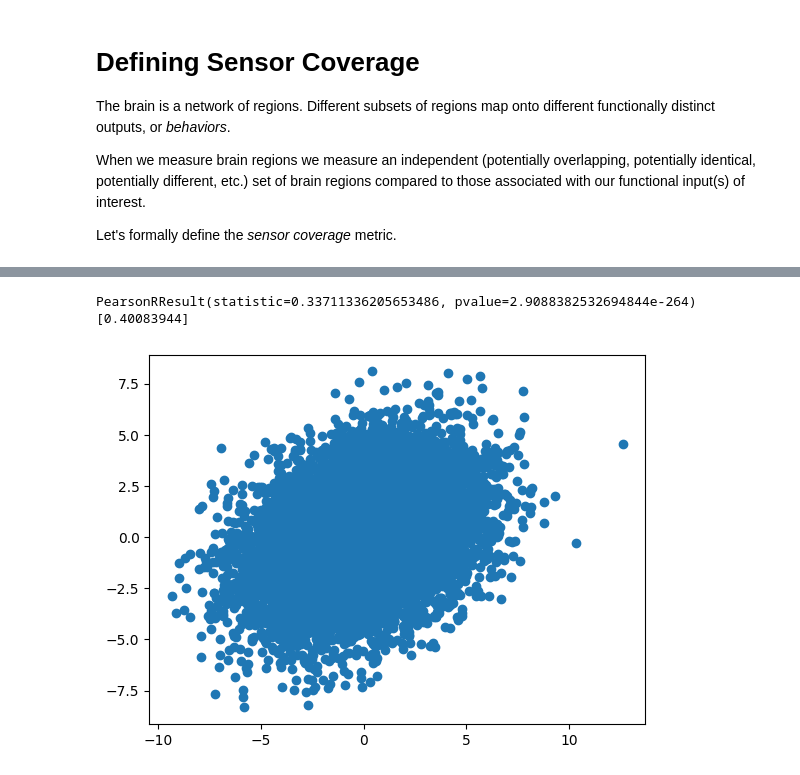
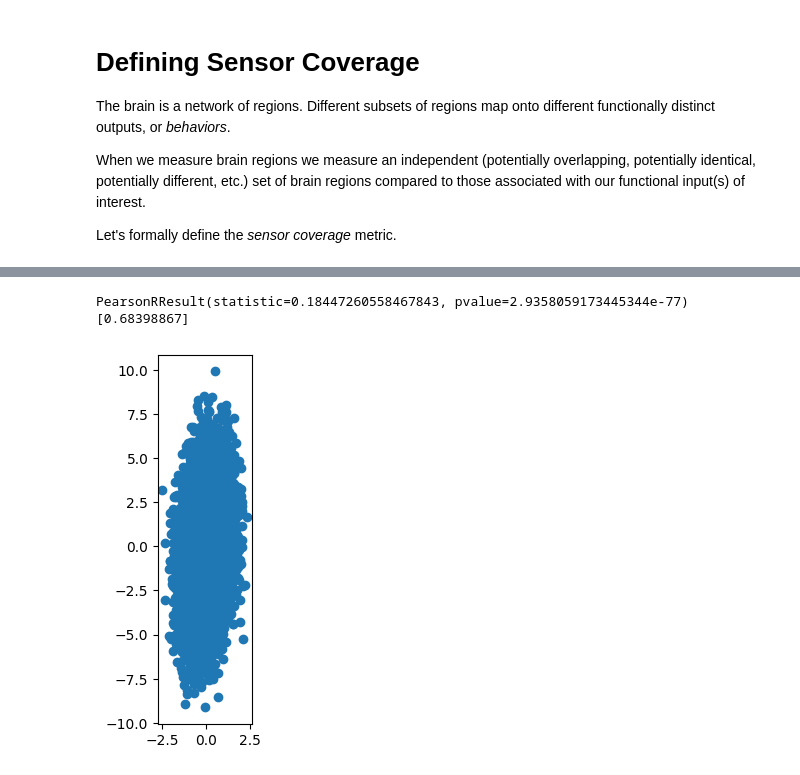
Before and after one commit to virati/DBS_Readouts, a Jupyter notebook: notebooks/A1_coverage.ipynb, the cells around one changed output, grey strips where cells are left out. Drawn from its saved outputs; the diff is of its cells as text; code cells hidden in the pictures.

```diff
--- a/notebooks/A1_coverage.ipynb
+++ b/notebooks/A1_coverage.ipynb
@@ -18,7 +18,7 @@ regions = 10
 
 basic_system = RO_SYS(B = B, M = M, regions = regions)
 basic_system.H = nnp.zeros((basic_system.regions, basic_system.B))
-basic_system.H[0:,:] = 1
+basic_system.H[4:,:] = 1
 basic_system.gamma = nnp.zeros((basic_system.regions, basic_system.M))
 basic_system.gamma[0:5,:] = 0.3
 basic_system.coverage()
@@ -53,11 +60,15 @@ PearsonRResult(statistic=0.33711336205653486, pvalue=2.9088382532694844e-264)
 # %%
+fig = plt.figure()
+ax = fig.add_subplot(111)
+
 plt.scatter(actual, predicted)
+ax.set_aspect(aspect='equal')
 print(pearsonr(actual, predicted))
 
-model = sm.OLS(actual,predicted)
+model = sm.OLS(predicted,actual)
 corr = model.fit()
 print(corr.params)
 # %% [output]
-PearsonRResult(statistic=0.33711336205653486, pvalue=2.9088382532694844e-264)
-[0.40083944]
+PearsonRResult(statistic=0.18447260558467843, pvalue=2.9358059173445344e-77)
+[0.68398867]
-[figure, old version]
+[figure, new version]
```
Also changed, not shown: parts of 3 cells of this notebook, 1 other file.
